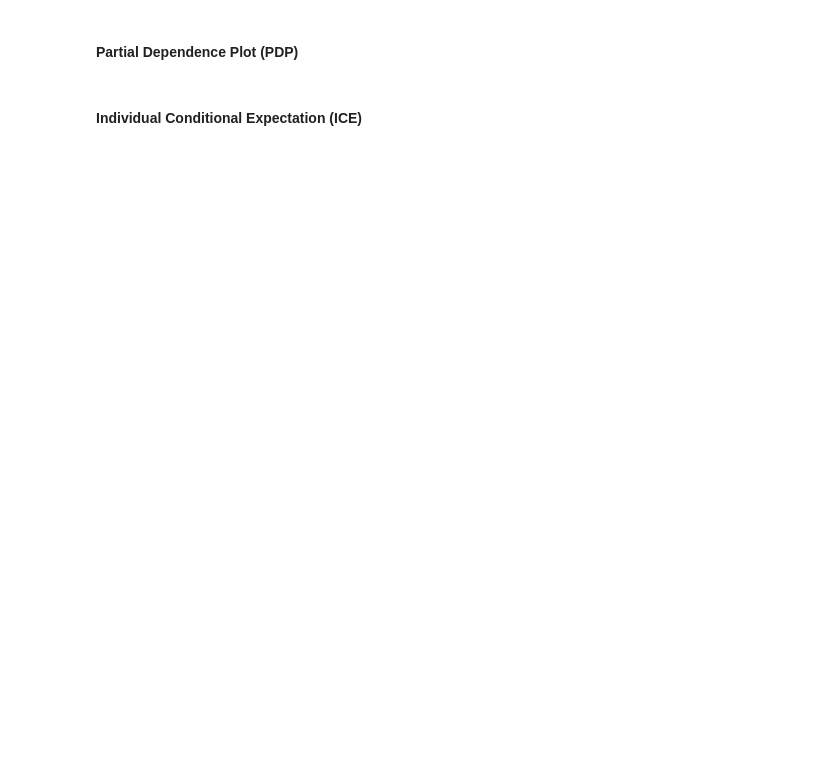
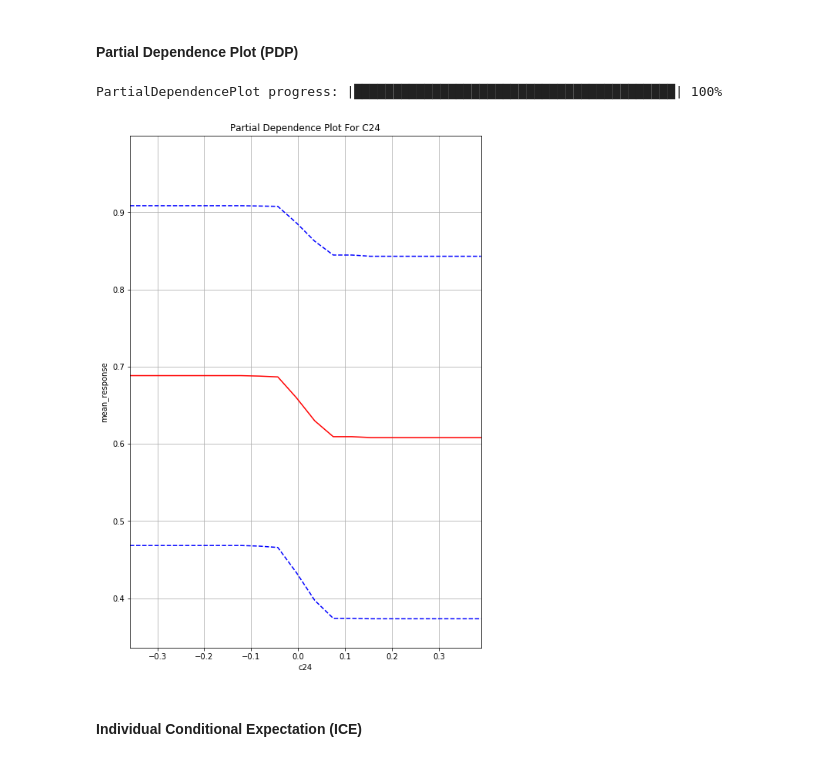
Before and after one commit to MandyMY/AI-Addin, a Jupyter notebook: Final Project.ipynb, the cells around one changed output. Drawn from its saved outputs; the diff is of its cells as text; code cells hidden in the pictures; blank space fills up the shorter version.

```diff
--- a/Final Project.ipynb
+++ b/Final Project.ipynb
@@ -523,7 +527,10 @@ gbm.varimp_plot()
 # %% [markdown]
 #### Partial Dependence Plot (PDP)
 # %%
-pdp_helpfulness = gbm.partial_plot(ext_train_new, cols = ['C22'])
+pdp_helpfulness = gbm.partial_plot(ext_train_new, cols = ['C24'])
+# %% [output]
+PartialDependencePlot progress: |█████████████████████████████████████████| 100%
+[figure, added]
 # %% [markdown]
 #### Individual Conditional Expectation (ICE)
 # %%
```
Also changed, not shown: parts of 30 cells of this notebook, 3 other files.
